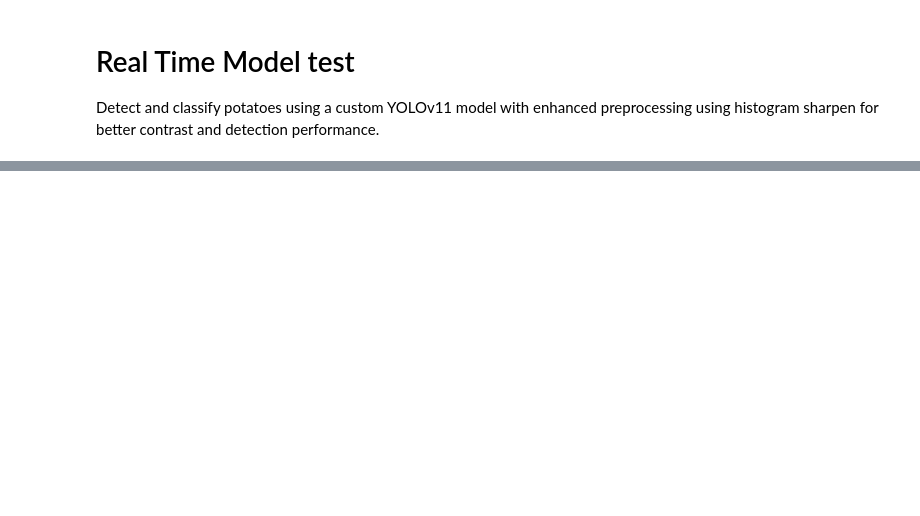
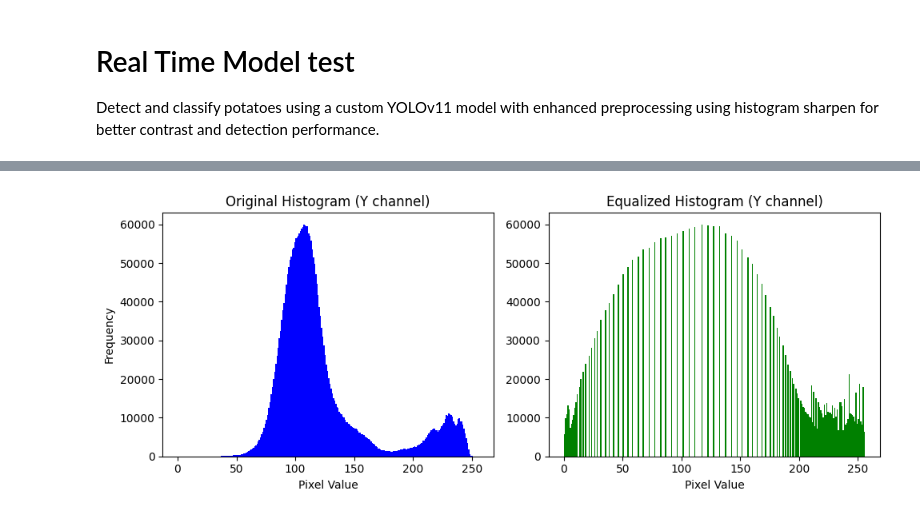
Before and after one commit to tinsaeabreham45/potato_detection, a Jupyter notebook: pDetect/test_model.ipynb, the cells around one changed output, grey strips where cells are left out. Cells and saved outputs as stored; diff of their text form; code cells hidden in the pictures; blank space fills up the shorter version.

```diff
--- a/pDetect/test_model.ipynb
+++ b/pDetect/test_model.ipynb
@@ -50,0 +38,86 @@ Speed: 74.8ms preprocess, 1173.9ms inference, 7.3ms postprocess per image at sha
+# %%
+def detect_and_annotate_potato(image_path, model_path="my_model.pt", confidence_threshold=0.3):
+    model = YOLO(model_path)
+
+    # Load original image
+    image = cv2.imread(image_path)
+
+    # Convert image to YCrCb color space
+    ycrcb = cv2.cvtColor(image, cv2.COLOR_BGR2YCrCb)
+
+    # Split the channels
+    y, cr, cb = cv2.split(ycrcb)
+
+    # Histogram equalization only on the Y (luminance) channel
+    y_eq = cv2.equalizeHist(y)
+
+    # Merge back the equalized Y with original Cr and Cb
+    ycrcb_eq = cv2.merge([y_eq, cr, cb])
+
+    # Convert back to BGR
+    equalized_image = cv2.cvtColor(ycrcb_eq, cv2.COLOR_YCrCb2BGR)
+
+    # Plot histograms
+    plt.figure(figsize=(10, 4))
+
+    plt.subplot(1, 2, 1)
+    plt.title("Original Histogram (Y channel)")
+    plt.hist(y.ravel(), 256, [0, 256], color='blue')
+    plt.xlabel("Pixel Value")
+    plt.ylabel("Frequency")
+
+    plt.subplot(1, 2, 2)
+    plt.title("Equalized Histogram (Y channel)")
+    plt.hist(y_eq.ravel(), 256, [0, 256], color='green')
+    plt.xlabel("Pixel Value")
+
+    plt.tight_layout()
+    plt.show()
+
+    # Run YOLOv11 model on the equalized color image
+    results = model.predict(source=equalized_image, conf=confidence_threshold, show=False, imgsz=640)
+
+    # Colors for class labels
+    class_colors = {
+        'Damaged Potato': (0, 0, 255),
+        'Defected Potato': (255, 0, 0),
+        'Potato': (0, 255, 0),
+        'Sprouted Potato': (255, 255, 0)
+    }
+    # Font and color settings
+    font = cv2.FONT_HERSHEY_SIMPLEX
+    font_scale = 2
+    font_thickness = 2
+
+    # Draw bounding boxes and labels
+    for r in results:
+        for box in r.boxes:
+            x1, y1, x2, y2 = map(int, box.xyxy[0])       # Bounding box coordinates
+            cls_id = int(box.cls[0])                     # Class ID
+            conf = float(box.conf[0])                    # Confidence score
+            label_name = model.names[cls_id]             # Class name (e.g., 'Potato')
+            label = f"{label_name} ({conf:.2f})"         # Label text
+            color = class_colors.get(label_name, (255, 255, 255))  # Color for the class
+
+            # Draw bounding box
+            cv2.rectangle(equalized_image, (x1, y1), (x2, y2), color, thickness=2)
+
+            # Calculate label size and position
+            (text_width, text_height), _ = cv2.getTextSize(label, font, font_scale, font_thickness)
+            label_rect_top_left = (x1, y1 - text_height - 10)
+            label_rect_bottom_right = (x1 + text_width, y1)
+
+            # Draw label background and text
+            cv2.rectangle(equalized_image, label_rect_top_left, label_rect_bottom_right, color, -1)
+            cv2.putText(equalized_image, label, (x1, y1 - 5), font, font_scale, (255, 255, 255), font_thickness)
+
+
+    # Resize and show
+    resized_image = cv2.resize(equalized_image, dsize=(640, 640), interpolation=cv2.INTER_NEAREST)
+    cv2.imshow("Potato Detection on Equalized Image", resized_image)
+    cv2.waitKey(0)
+    cv2.destroyAllWindows()
+
+detect_and_annotate_potato("images/test3.jpg")
+# %% [output]
+[figure, added]
```
Also changed, not shown: parts of 6 cells of this notebook.
